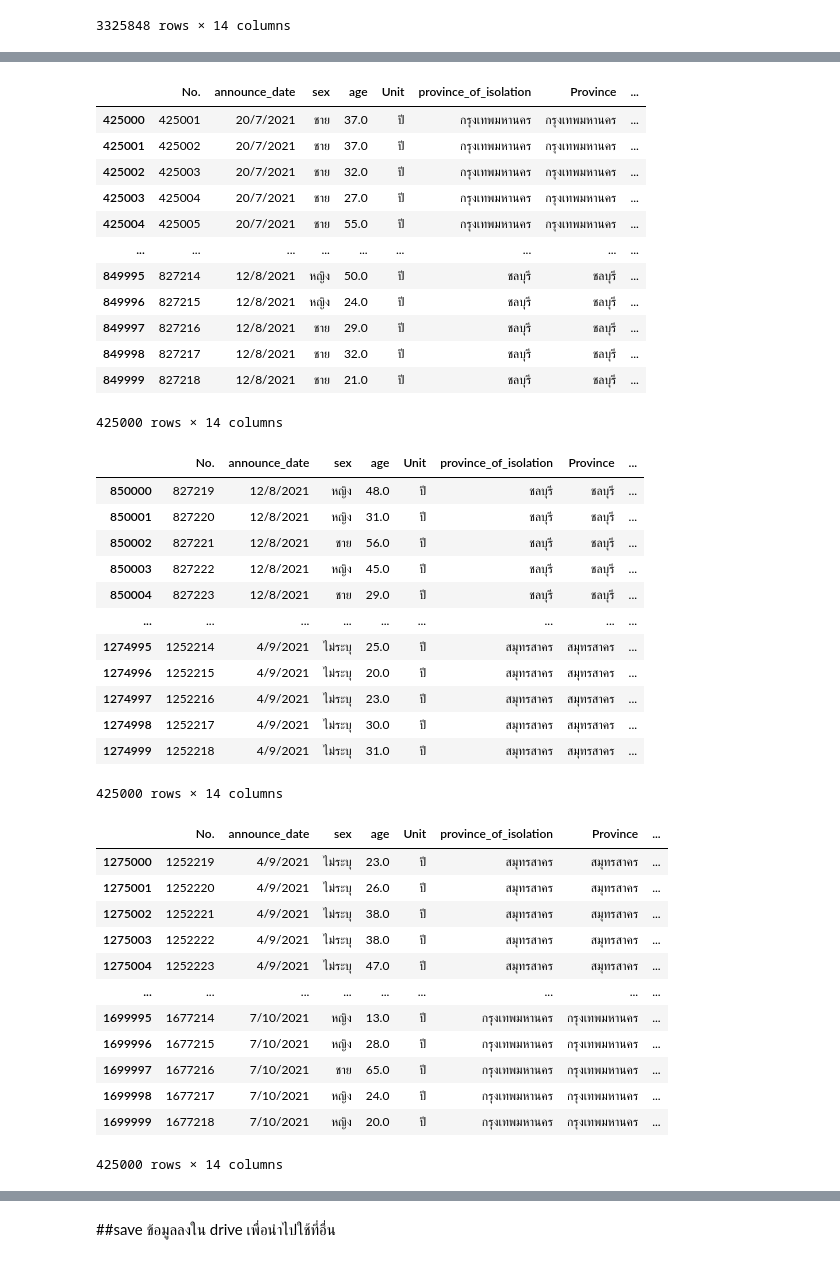
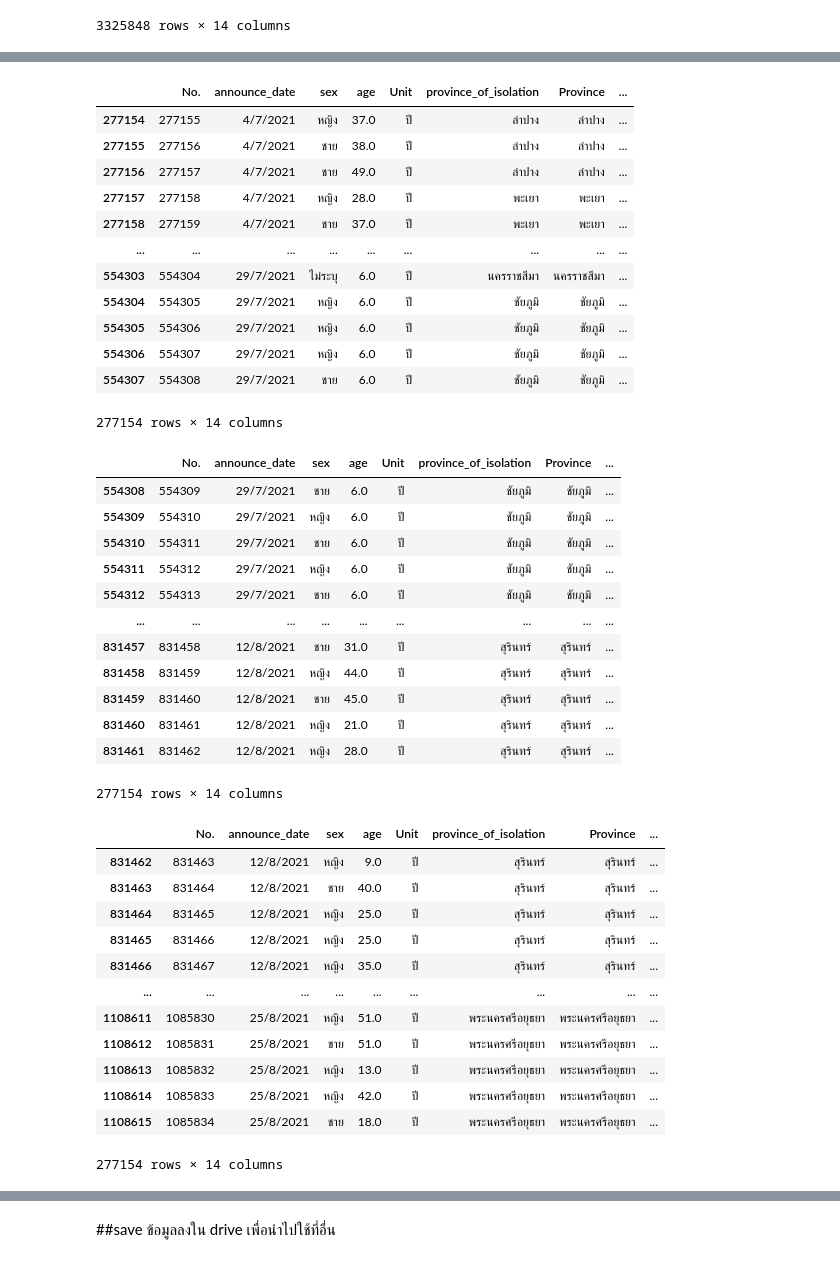
Before and after one commit to Nunticha24/data_viz_2022, a Jupyter notebook: Project_Dinosaur.ipynb, the cells around one changed output, grey strips where cells are left out. Drawn from its saved outputs; the diff is of its cells as text; code cells hidden in the pictures.

```diff
--- a/Project_Dinosaur.ipynb
+++ b/Project_Dinosaur.ipynb
@@ -470,52 +470,52 @@ data1
 # %%
-data2 = covid_re_pass.iloc[425000:850000,:]
+data2 = covid_re_pass.iloc[277154:554308,:]
 data2
 # %% [output]
 |  | No. | announce_date | sex | age | Unit | province_of_isolation | Province | ... |
-| 425000 | 425001 | 20/7/2021 | ชาย | 37.0 | ปี | กรุงเทพมหานคร | กรุงเทพมหานคร | ... |
-| 425001 | 425002 | 20/7/2021 | ชาย | 37.0 | ปี | กรุงเทพมหานคร | กรุงเทพมหานคร | ... |
-| 425002 | 425003 | 20/7/2021 | ชาย | 32.0 | ปี | กรุงเทพมหานคร | กรุงเทพมหานคร | ... |
-| 425003 | 425004 | 20/7/2021 | ชาย | 27.0 | ปี | กรุงเทพมหานคร | กรุงเทพมหานคร | ... |
-| 425004 | 425005 | 20/7/2021 | ชาย | 55.0 | ปี | กรุงเทพมหานคร | กรุงเทพมหานคร | ... |
+| 277154 | 277155 | 4/7/2021 | หญิง | 37.0 | ปี | ลำปาง | ลำปาง | ... |
+| 277155 | 277156 | 4/7/2021 | ชาย | 38.0 | ปี | ลำปาง | ลำปาง | ... |
+| 277156 | 277157 | 4/7/2021 | ชาย | 49.0 | ปี | ลำปาง | ลำปาง | ... |
+| 277157 | 277158 | 4/7/2021 | หญิง | 28.0 | ปี | พะเยา | พะเยา | ... |
+| 277158 | 277159 | 4/7/2021 | ชาย | 37.0 | ปี | พะเยา | พะเยา | ... |
 | ... | ... | ... | ... | ... | ... | ... | ... | ... |
-| 849995 | 827214 | 12/8/2021 | หญิง | 50.0 | ปี | ชลบุรี | ชลบุรี | ... |
-| 849996 | 827215 | 12/8/2021 | หญิง | 24.0 | ปี | ชลบุรี | ชลบุรี | ... |
-| 849997 | 827216 | 12/8/2021 | ชาย | 29.0 | ปี | ชลบุรี | ชลบุรี | ... |
-| 849998 | 827217 | 12/8/2021 | ชาย | 32.0 | ปี | ชลบุรี | ชลบุรี | ... |
-| 849999 | 827218 | 12/8/2021 | ชาย | 21.0 | ปี | ชลบุรี | ชลบุรี | ... |
+| 554303 | 554304 | 29/7/2021 | ไม่ระบุ | 6.0 | ปี | นครราชสีมา | นครราชสีมา | ... |
+| 554304 | 554305 | 29/7/2021 | หญิง | 6.0 | ปี | ชัยภูมิ | ชัยภูมิ | ... |
+| 554305 | 554306 | 29/7/2021 | หญิง | 6.0 | ปี | ชัยภูมิ | ชัยภูมิ | ... |
+| 554306 | 554307 | 29/7/2021 | หญิง | 6.0 | ปี | ชัยภูมิ | ชัยภูมิ | ... |
+| 554307 | 554308 | 29/7/2021 | ชาย | 6.0 | ปี | ชัยภูมิ | ชัยภูมิ | ... |
-425000 rows × 14 columns
+277154 rows × 14 columns
 # %%
-data3 = covid_re_pass.iloc[850000:1275000,:]
+data3 = covid_re_pass.iloc[554308:831462,:]
 data3
 # %% [output]
 |  | No. | announce_date | sex | age | Unit | province_of_isolation | Province | ... |
-| 850000 | 827219 | 12/8/2021 | หญิง | 48.0 | ปี | ชลบุรี | ชลบุรี | ... |
-| 850001 | 827220 | 12/8/2021 | หญิง | 31.0 | ปี | ชลบุรี | ชลบุรี | ... |
-| 850002 | 827221 | 12/8/2021 | ชาย | 56.0 | ปี | ชลบุรี | ชลบุรี | ... |
-| 850003 | 827222 | 12/8/2021 | หญิง | 45.0 | ปี | ชลบุรี | ชลบุรี | ... |
-| 850004 | 827223 | 12/8/2021 | ชาย | 29.0 | ปี | ชลบุรี | ชลบุรี | ... |
+| 554308 | 554309 | 29/7/2021 | ชาย | 6.0 | ปี | ชัยภูมิ | ชัยภูมิ | ... |
+| 554309 | 554310 | 29/7/2021 | หญิง | 6.0 | ปี | ชัยภูมิ | ชัยภูมิ | ... |
+| 554310 | 554311 | 29/7/2021 | ชาย | 6.0 | ปี | ชัยภูมิ | ชัยภูมิ | ... |
+| 554311 | 554312 | 29/7/2021 | หญิง | 6.0 | ปี | ชัยภูมิ | ชัยภูมิ | ... |
+| 554312 | 554313 | 29/7/2021 | ชาย | 6.0 | ปี | ชัยภูมิ | ชัยภูมิ | ... |
 | ... | ... | ... | ... | ... | ... | ... | ... | ... |
-| 1274995 | 1252214 | 4/9/2021 | ไม่ระบุ | 25.0 | ปี | สมุทรสาคร | สมุทรสาคร | ... |
-| 1274996 | 1252215 | 4/9/2021 | ไม่ระบุ | 20.0 | ปี | สมุทรสาคร | สมุทรสาคร | ... |
-| 1274997 | 1252216 | 4/9/2021 | ไม่ระบุ | 23.0 | ปี | สมุทรสาคร | สมุทรสาคร | ... |
-| 1274998 | 1252217 | 4/9/2021 | ไม่ระบุ | 30.0 | ปี | สมุทรสาคร | สมุทรสาคร | ... |
-| 1274999 | 1252218 | 4/9/2021 | ไม่ระบุ | 31.0 | ปี | สมุทรสาคร | สมุทรสาคร | ... |
+| 831457 | 831458 | 12/8/2021 | ชาย | 31.0 | ปี | สุรินทร์ | สุรินทร์ | ... |
+| 831458 | 831459 | 12/8/2021 | หญิง | 44.0 | ปี | สุรินทร์ | สุรินทร์ | ... |
+| 831459 | 831460 | 12/8/2021 | ชาย | 45.0 | ปี | สุรินทร์ | สุรินทร์ | ... |
+| 831460 | 831461 | 12/8/2021 | หญิง | 21.0 | ปี | สุรินทร์ | สุรินทร์ | ... |
+| 831461 | 831462 | 12/8/2021 | หญิง | 28.0 | ปี | สุรินทร์ | สุรินทร์ | ... |
-425000 rows × 14 columns
+277154 rows × 14 columns
 # %%
-data4 = covid_re_pass.iloc[1275000:1700000,:]
+data4 = covid_re_pass.iloc[831462:1108616,:]
 data4
 # %% [output]
 |  | No. | announce_date | sex | age | Unit | province_of_isolation | Province | ... |
-| 1275000 | 1252219 | 4/9/2021 | ไม่ระบุ | 23.0 | ปี | สมุทรสาคร | สมุทรสาคร | ... |
-| 1275001 | 1252220 | 4/9/2021 | ไม่ระบุ | 26.0 | ปี | สมุทรสาคร | สมุทรสาคร | ... |
-| 1275002 | 1252221 | 4/9/2021 | ไม่ระบุ | 38.0 | ปี | สมุทรสาคร | สมุทรสาคร | ... |
-| 1275003 | 1252222 | 4/9/2021 | ไม่ระบุ | 38.0 | ปี | สมุทรสาคร | สมุทรสาคร | ... |
-| 1275004 | 1252223 | 4/9/2021 | ไม่ระบุ | 47.0 | ปี | สมุทรสาคร | สมุทรสาคร | ... |
+| 831462 | 831463 | 12/8/2021 | หญิง | 9.0 | ปี | สุรินทร์ | สุรินทร์ | ... |
+| 831463 | 831464 | 12/8/2021 | ชาย | 40.0 | ปี | สุรินทร์ | สุรินทร์ | ... |
+| 831464 | 831465 | 12/8/2021 | หญิง | 25.0 | ปี | สุรินทร์ | สุรินทร์ | ... |
+| 831465 | 831466 | 12/8/2021 | หญิง | 25.0 | ปี | สุรินทร์ | สุรินทร์ | ... |
+| 831466 | 831467 | 12/8/2021 | หญิง | 35.0 | ปี | สุรินทร์ | สุรินทร์ | ... |
 | ... | ... | ... | ... | ... | ... | ... | ... | ... |
-| 1699995 | 1677214 | 7/10/2021 | หญิง | 13.0 | ปี | กรุงเทพมหานคร | กรุงเทพมหานคร | ... |
-| 1699996 | 1677215 | 7/10/2021 | หญิง | 28.0 | ปี | กรุงเทพมหานคร | กรุงเทพมหานคร | ... |
-| 1699997 | 1677216 | 7/10/2021 | ชาย | 65.0 | ปี | กรุงเทพมหานคร | กรุงเทพมหานคร | ... |
-| 1699998 | 1677217 | 7/10/2021 | หญิง | 24.0 | ปี | กรุงเทพมหานคร | กรุงเทพมหานคร | ... |
-| 1699999 | 1677218 | 7/10/2021 | หญิง | 20.0 | ปี | กรุงเทพมหานคร | กรุงเทพมหานคร | ... |
+| 1108611 | 1085830 | 25/8/2021 | หญิง | 51.0 | ปี | พระนครศรีอยุธยา | พระนครศรีอยุธยา | ... |
+| 1108612 | 1085831 | 25/8/2021 | ชาย | 51.0 | ปี | พระนครศรีอยุธยา | พระนครศรีอยุธยา | ... |
+| 1108613 | 1085832 | 25/8/2021 | หญิง | 13.0 | ปี | พระนครศรีอยุธยา | พระนครศรีอยุธยา | ... |
+| 1108614 | 1085833 | 25/8/2021 | หญิง | 42.0 | ปี | พระนครศรีอยุธยา | พระนครศรีอยุธยา | ... |
+| 1108615 | 1085834 | 25/8/2021 | ชาย | 18.0 | ปี | พระนครศรีอยุธยา | พระนครศรีอยุธยา | ... |
-425000 rows × 14 columns
+277154 rows × 14 columns
 # %%
```
Also changed, not shown: parts of 13 cells of this notebook.
